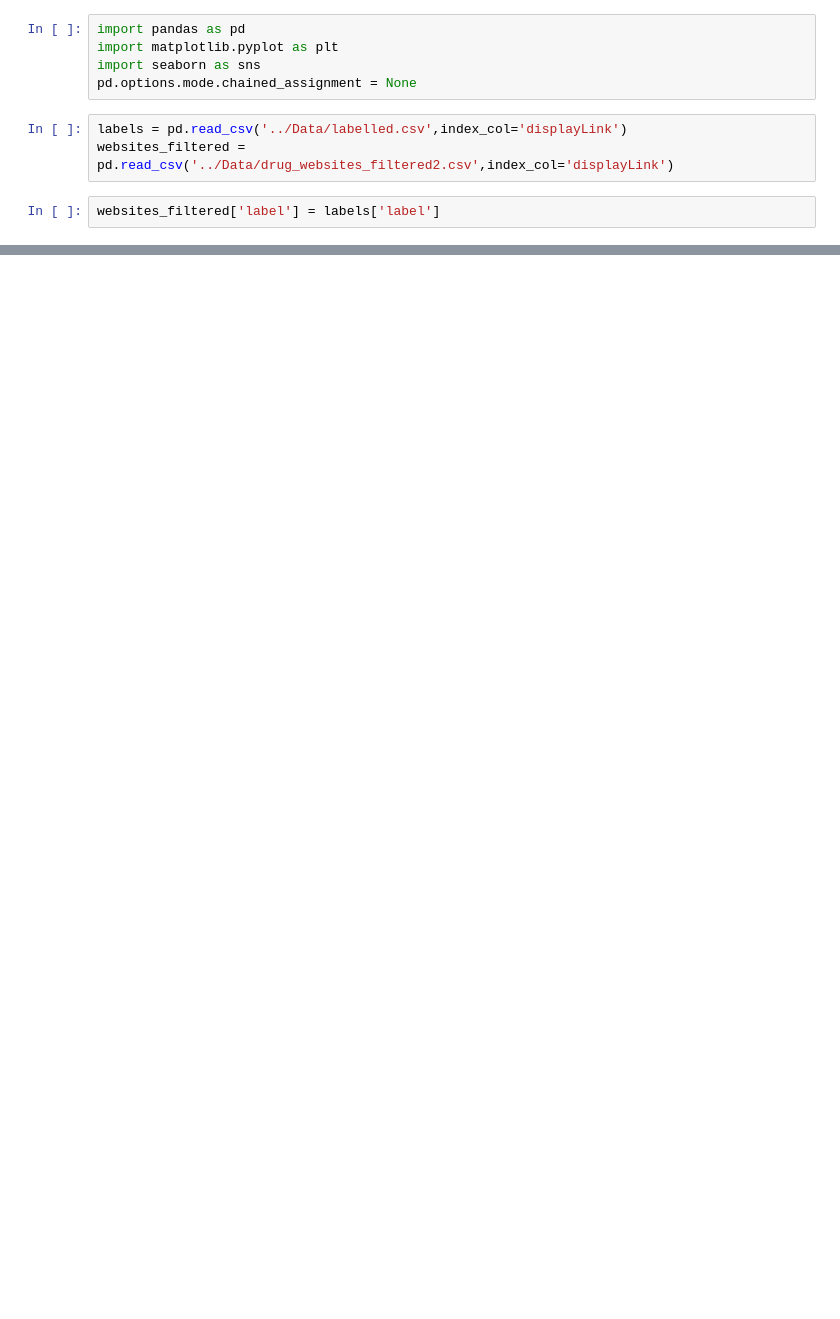
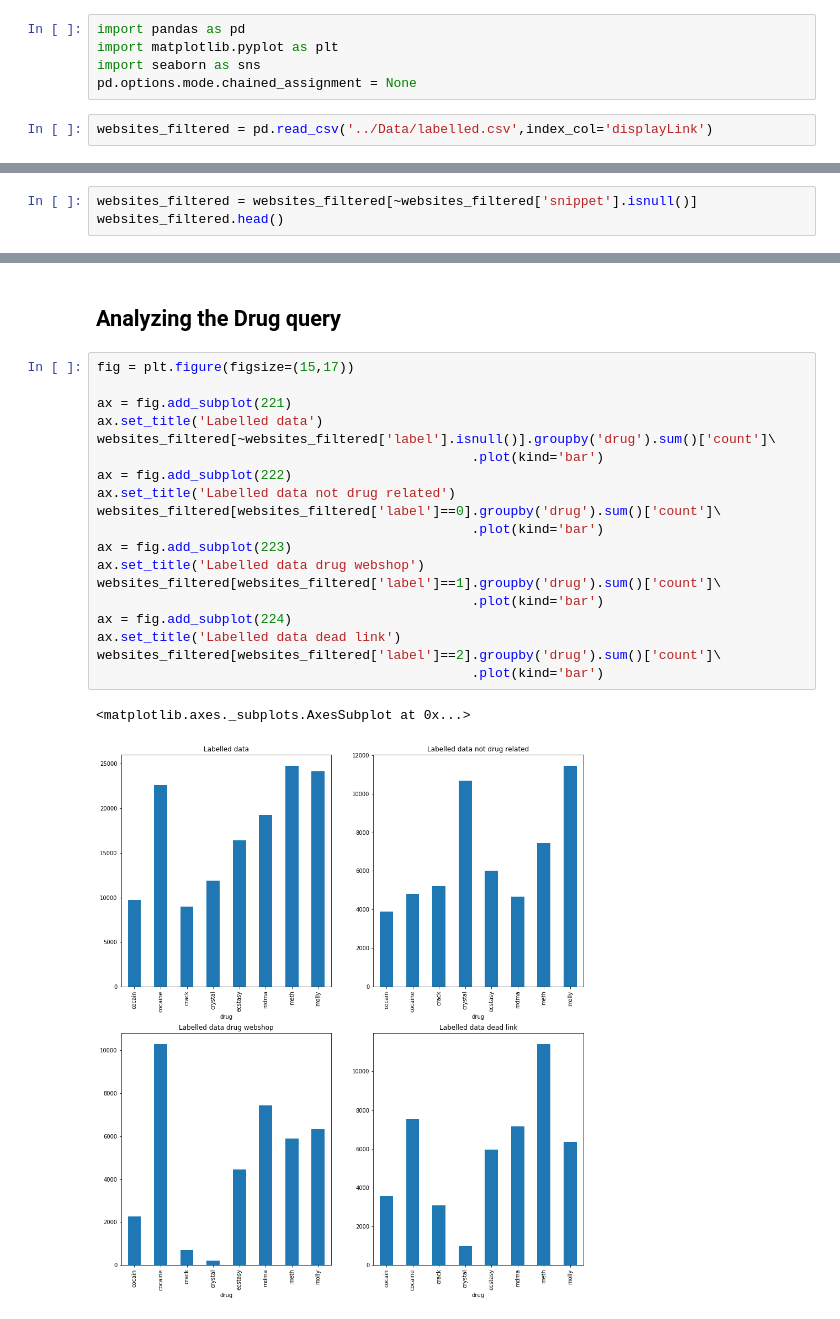
Before and after one commit to miallema/ESC, a Jupyter notebook: Notebooks/exploring.ipynb, the cells around one changed output, grey strips where cells are left out. Cells and saved outputs as stored; diff of their text form; blank space fills up the shorter version.

```diff
--- a/Notebooks/exploring.ipynb
+++ b/Notebooks/exploring.ipynb
@@ -4,7 +4,4 @@ import matplotlib.pyplot as plt
 import seaborn as sns
 pd.options.mode.chained_assignment = None
 # %%
-labels = pd.read_csv('../Data/labelled.csv',index_col='displayLink')
-websites_filtered = pd.read_csv('../Data/drug_websites_filtered2.csv',index_col='displayLink')
+websites_filtered = pd.read_csv('../Data/labelled.csv',index_col='displayLink')
-# %%
-websites_filtered['label'] = labels['label']
@@ -32,0 +8,3 @@ websites_filtered
+# %%
+websites_filtered = websites_filtered[~websites_filtered['snippet'].isnull()]
+websites_filtered.head()
@@ -32,0 +36,24 @@ websites_filtered
+# %% [markdown]
+## Analyzing the Drug query
+# %%
+fig = plt.figure(figsize=(15,17))
+
+ax = fig.add_subplot(221)
+ax.set_title('Labelled data')
+websites_filtered[~websites_filtered['label'].isnull()].groupby('drug').sum()['count']\
+                                                .plot(kind='bar')
+ax = fig.add_subplot(222)
+ax.set_title('Labelled data not drug related')
+websites_filtered[websites_filtered['label']==0].groupby('drug').sum()['count']\
+                                                .plot(kind='bar')
+ax = fig.add_subplot(223)
+ax.set_title('Labelled data drug webshop')
+websites_filtered[websites_filtered['label']==1].groupby('drug').sum()['count']\
+                                                .plot(kind='bar')
+ax = fig.add_subplot(224)
+ax.set_title('Labelled data dead link')
+websites_filtered[websites_filtered['label']==2].groupby('drug').sum()['count']\
+                                                .plot(kind='bar')
+# %% [output]
+<matplotlib.axes._subplots.AxesSubplot at 0x...>
+[figure, added]
```
Also changed, not shown: parts of 16 cells of this notebook, 1 other file.
